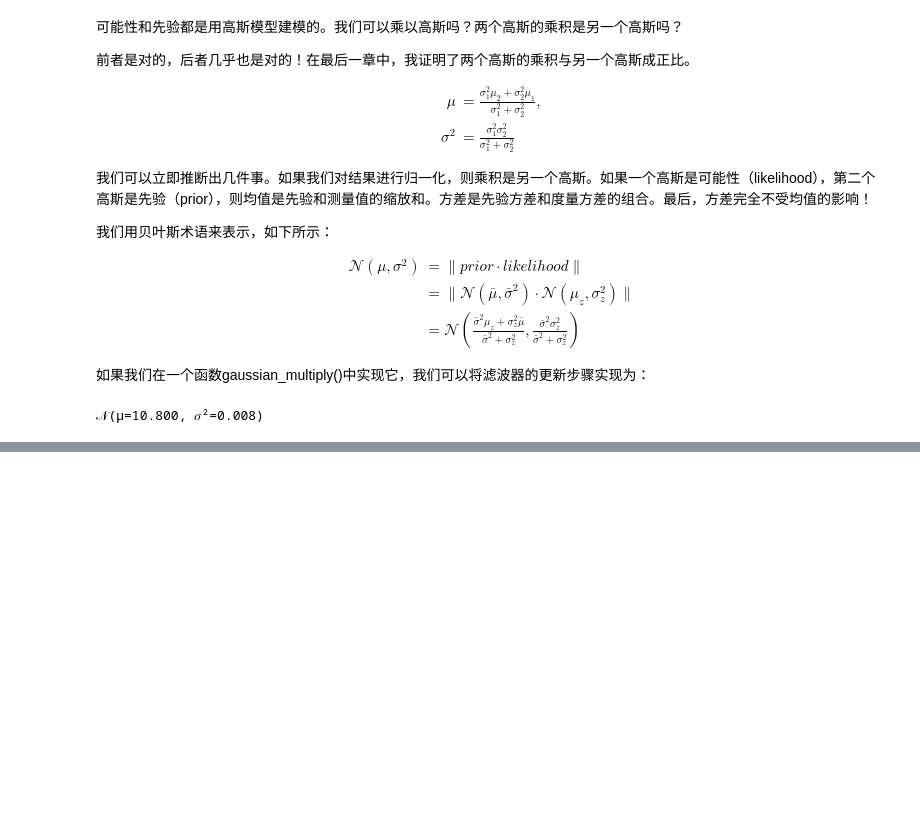
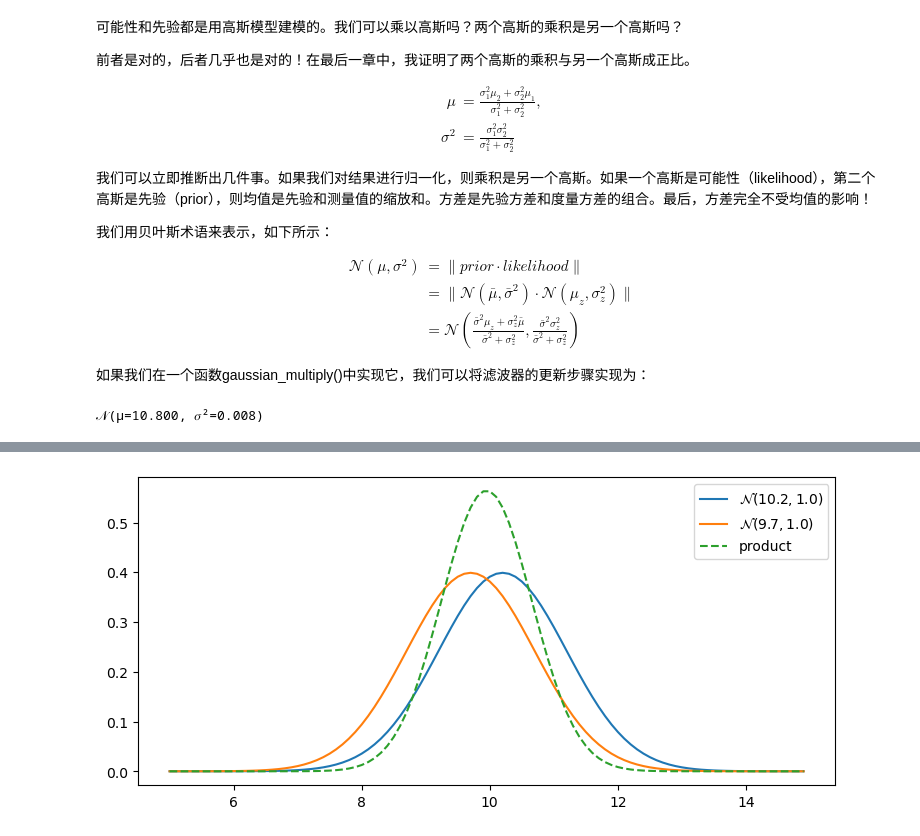
Before and after one commit to SunJianboGitHub/KalmanFilter, a Jupyter notebook: 04-一维卡尔曼滤波器.ipynb, the cells around one changed output, grey strips where cells are left out. Saved outputs shown, nothing was run; the diff lists cells and outputs as text; code cells hidden in the pictures; blank space fills up the shorter version.

```diff
--- a/04-一维卡尔曼滤波器.ipynb
+++ b/04-一维卡尔曼滤波器.ipynb
@@ -243,0 +283,23 @@ estimated_pos
+# %%
+# 绘制高斯乘法的图像
+def plot_products(g1, g2):
+    plt.figure()
+    product = gaussian_multiply(g1, g2)
+
+    xs = np.arange(5, 15, 0.1)
+    ys = [stats.gaussian(x, g1.mean, g1.var) for x in xs]
+    plt.plot(xs, ys, label='$\mathcal{N}$'+'$({},{})$'.format(g1.mean, g1.var))
+
+    ys = [stats.gaussian(x, g2.mean, g2.var) for x in xs]
+    plt.plot(xs, ys, label='$\mathcal{N}$'+'$({},{})$'.format(g2.mean, g2.var))
+
+    ys = [stats.gaussian(x, product.mean, product.var) for x in xs]
+    plt.plot(xs, ys, label='product', ls='--')
+    plt.legend()
+
+z1 = gaussian(10.2, 1.)
+z2 = gaussian(9.7, 1.)
+
+plot_products(z1, z2)
+# %% [output]
+[figure, added]
```
Also changed, not shown: parts of 8 cells of this notebook.
